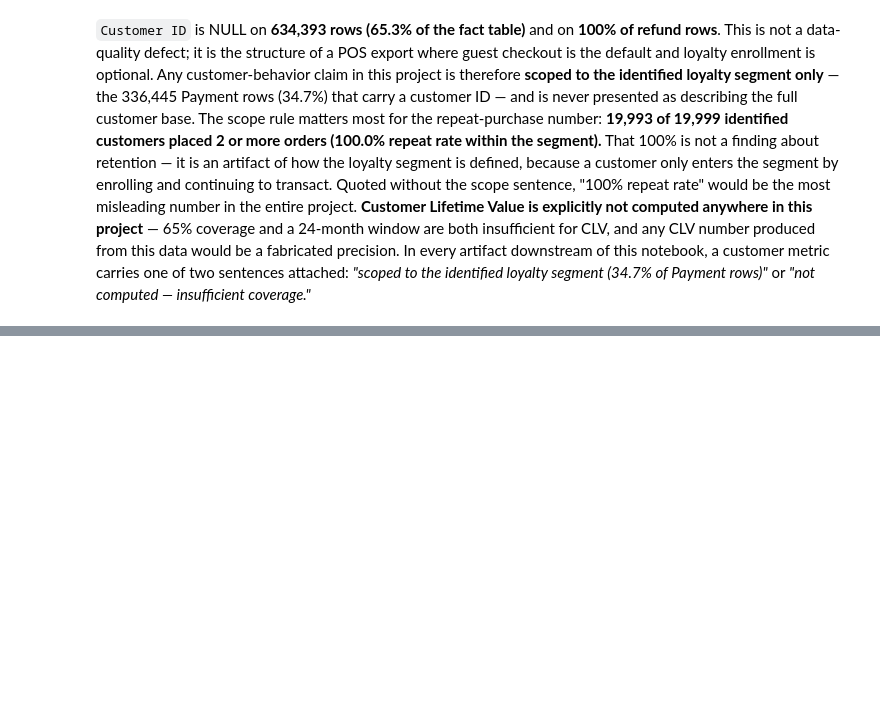
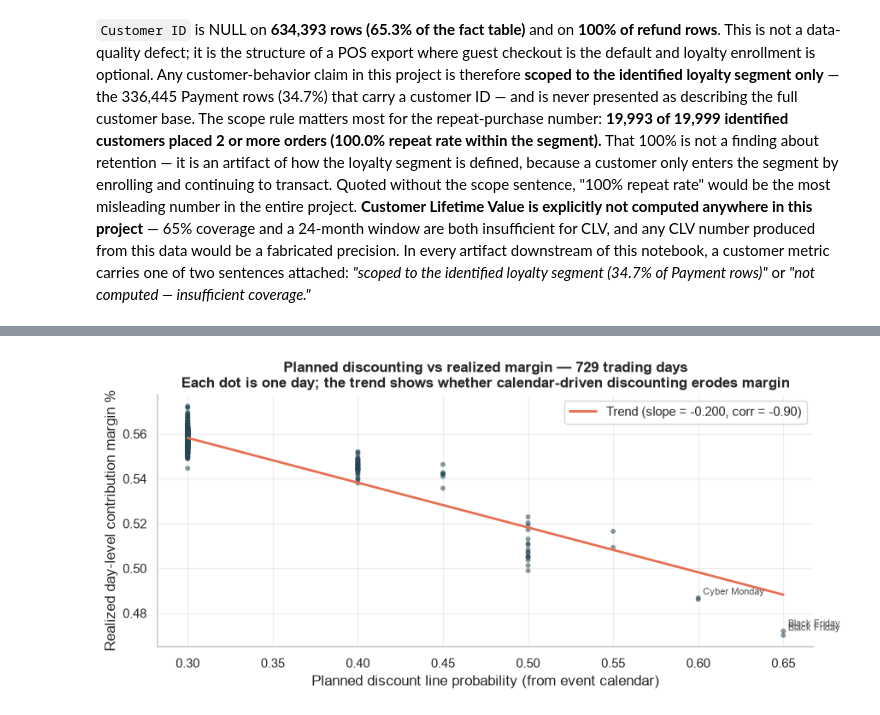
Before and after one commit to padmabhushanpagare/retail_profitability_diagnostic, a Jupyter notebook: notebooks/01_data_audit.ipynb, the cells around one changed output, grey strips where cells are left out. Saved outputs shown, nothing was run; the diff lists cells and outputs as text; code cells hidden in the pictures; blank space fills up the shorter version.

Commit message:
Phase 1B-ii Round 3: Audit complete — event calendar analysis, scope limitations, verdict; scorecard corrected to 98.8%

```diff
--- a/notebooks/01_data_audit.ipynb
+++ b/notebooks/01_data_audit.ipynb
@@ -466,0 +553,30 @@ Payment rows)"* or *"not computed — insufficient coverage."*
+# %%
+fig, ax = plt.subplots(figsize=(9, 4.2))
+ax.scatter(daily["planned_disc_prob"], daily["realized_cm_pct"],
+           c="#264653", alpha=0.55, s=18, edgecolor="none")
+
+# Trend line
+z = np.polyfit(daily["planned_disc_prob"], daily["realized_cm_pct"], 1)
+xs = np.linspace(daily["planned_disc_prob"].min(), daily["planned_disc_prob"].max(), 100)
+ax.plot(xs, np.poly1d(z)(xs), color="#e76f51", linewidth=2,
+        label=f"Trend (slope = {z[0]:.3f}, corr = {daily[['planned_disc_prob','realized_cm_pct']].corr().iloc[0,1]:.2f})")
+
+# Annotate a few extreme days
+extreme = daily.nlargest(3, "planned_disc_prob")
+for _, row in extreme.iterrows():
+    ax.annotate(row["event"][:20], (row["planned_disc_prob"], row["realized_cm_pct"]),
+                fontsize=8, alpha=0.8, xytext=(4, 4), textcoords="offset points")
+
+ax.set_xlabel("Planned discount line probability (from event calendar)")
+ax.set_ylabel("Realized day-level contribution margin %")
+ax.set_title("Planned discounting vs realized margin — 729 trading days\n"
+             "Each dot is one day; the trend shows whether calendar-driven discounting erodes margin",
+             fontweight="bold")
+ax.legend(loc="upper right")
+ax.grid(alpha=0.3)
+sns.despine()
+plt.tight_layout()
+plt.savefig("../docs/figures/event_calendar_vs_margin.png", dpi=150, bbox_inches="tight")
+plt.show()
+# %% [output]
+[figure, added]
```
Also changed, not shown: parts of 6 cells of this notebook, 3 other files.
